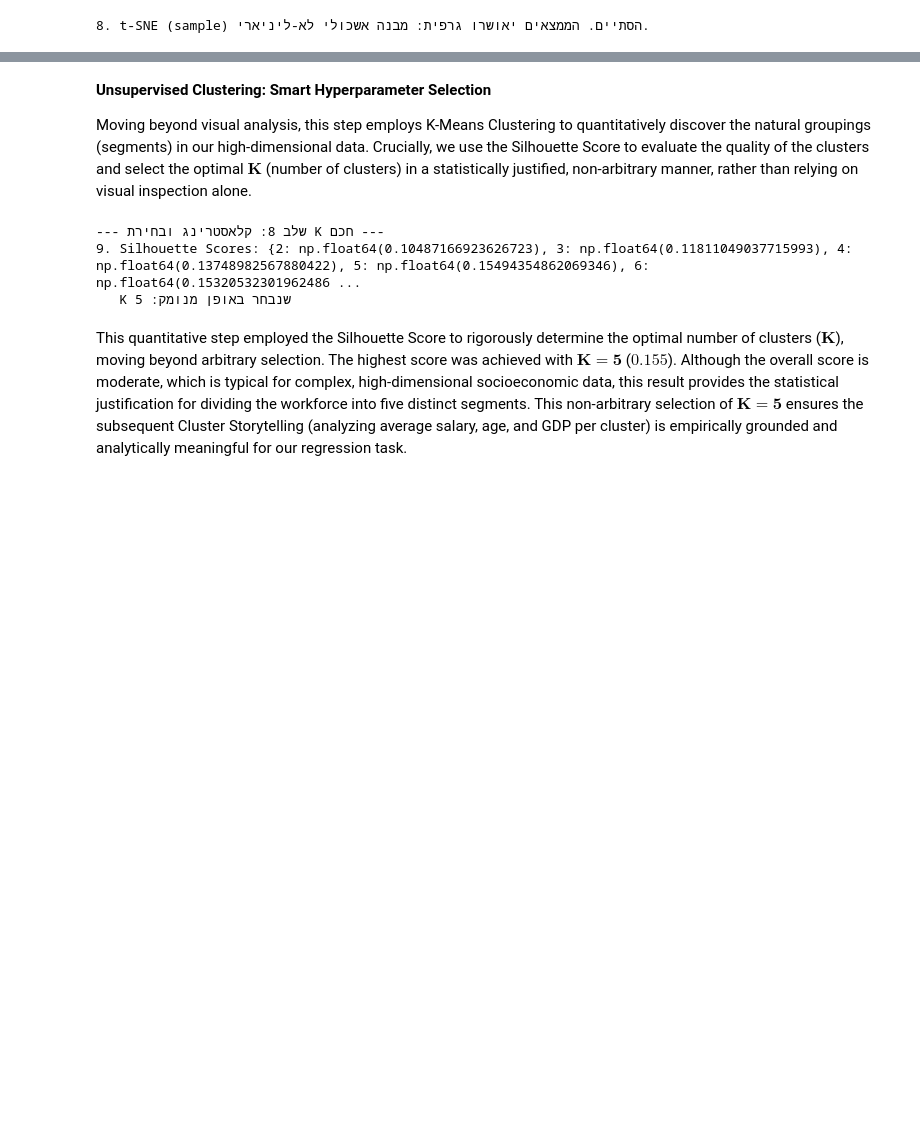
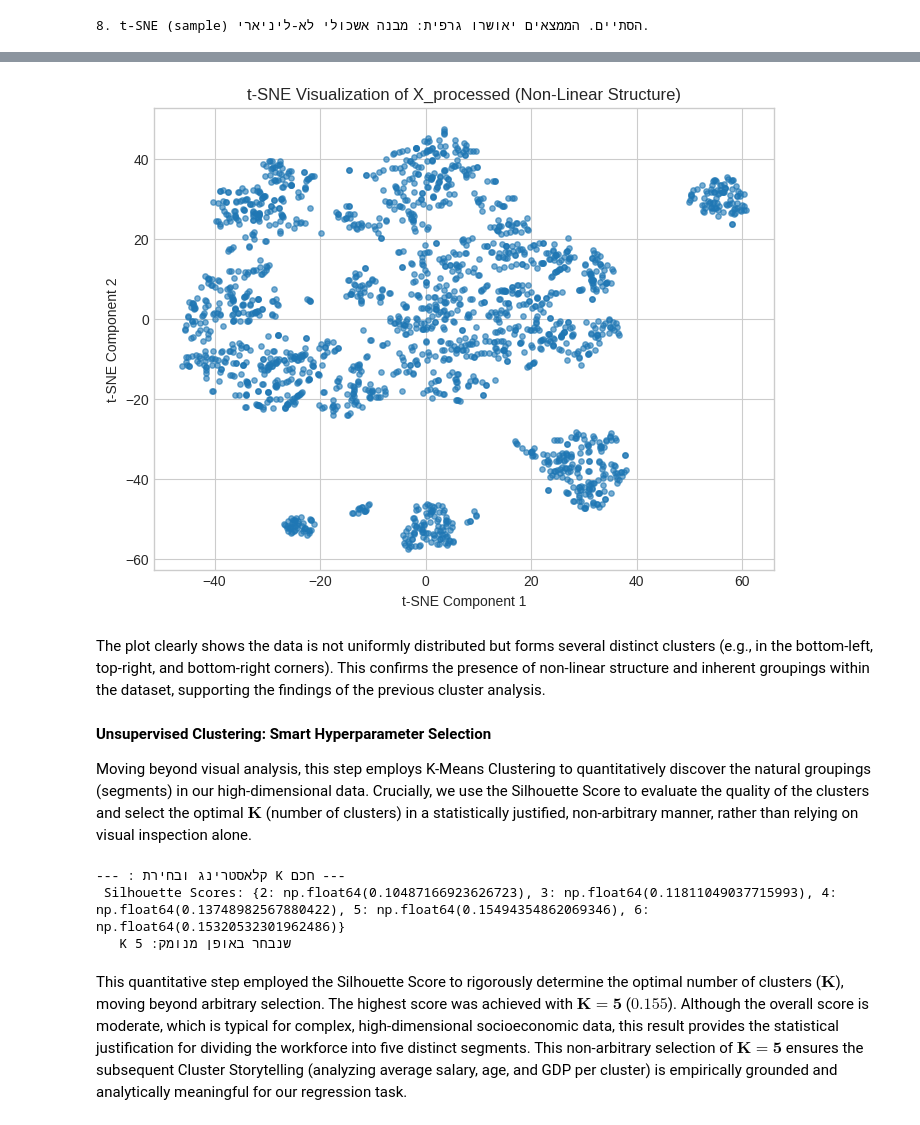
Before and after one commit to Marianash19/post-popularity, a Jupyter notebook: adult_project.ipynb, the cells around one changed output, grey strips where cells are left out. Saved outputs shown, nothing was run; the diff lists cells and outputs as text; code cells hidden in the pictures; blank space fills up the shorter version.

```diff
--- a/adult_project.ipynb
+++ b/adult_project.ipynb
@@ -876,3 +972,17 @@ print(f"8. t-SNE (sample) הסתיים. הממצאים יאושרו גרפית:
+# %%
+
+# נצייר את התוצאה
+plt.figure(figsize=(8,6))
+plt.scatter(X_tsne_sample[:, 0], X_tsne_sample[:, 1], s=15, alpha=0.6)
+plt.title("t-SNE Visualization of X_processed (Non-Linear Structure)")
+plt.xlabel("t-SNE Component 1")
+plt.ylabel("t-SNE Component 2")
+plt.grid(True)
+plt.show()
+# %% [output]
+[figure, added]
+# %% [markdown]
+The plot clearly shows the data is not uniformly distributed but forms several distinct clusters (e.g., in the bottom-left, top-right, and bottom-right corners). This confirms the presence of non-linear structure and inherent groupings within the dataset, supporting the findings of the previous cluster analysis.
 # %% [markdown]
 **Unsupervised Clustering: Smart Hyperparameter Selection**
 
@@ -881,7 +991,7 @@ Moving beyond visual analysis, this step employs K-Means Clustering to quantitat
 from sklearn.cluster import KMeans
 
 # ---  קלאסטרינג ובדיקת איכות (Silhouette Score) ---
-print("\n--- שלב 8: קלאסטרינג ובחירת K חכם ---")
+print("\n--- : קלאסטרינג ובחירת K חכם ---")
 
 # דגימה של 5,000 רשומות לחישוב Silhouette Score (בדיקת איכות התוצאות)
 X_sample_clust = X_processed[:5000]
@@ -895,11 +1005,11 @@ for k in range(2, 7):
     silhouette_scores[k] = score
 
 optimal_k = max(silhouette_scores, key=silhouette_scores.get)
-print(f"9. Silhouette Scores: {silhouette_scores}")
+print(f" Silhouette Scores: {silhouette_scores}")
 print(f"   K שנבחר באופן מנומק: {optimal_k}")
 # %% [output]
---- שלב 8: קלאסטרינג ובחירת K חכם ---
-9. Silhouette Scores: {2: np.float64(0.10487166923626723), 3: np.float64(0.11811049037715993), 4: np.float64(0.13748982567880422), 5: np.float64(0.15494354862069346), 6: np.float64(0.15320532301962486 ...
+--- : קלאסטרינג ובחירת K חכם ---
+ Silhouette Scores: {2: np.float64(0.10487166923626723), 3: np.float64(0.11811049037715993), 4: np.float64(0.13748982567880422), 5: np.float64(0.15494354862069346), 6: np.float64(0.15320532301962486)}
    K שנבחר באופן מנומק: 5
 # %% [markdown]
 This quantitative step employed the Silhouette Score to rigorously determine the optimal number of clusters ($\mathbf{K}$), moving beyond arbitrary selection. The highest score was achieved with $\mathbf{K=5}$ ($\mathbf{0.155}$). Although the overall score is moderate, which is typical for complex, high-dimensional socioeconomic data, this result provides the statistical justification for dividing the workforce into five distinct segments. This non-arbitrary selection of $\mathbf{K=5}$ ensures the subsequent Cluster Storytelling (analyzing average salary, age, and GDP per cluster) is empirically grounded and analytically meaningful for our regression task.
```
Also changed, not shown: parts of 31 cells of this notebook.
